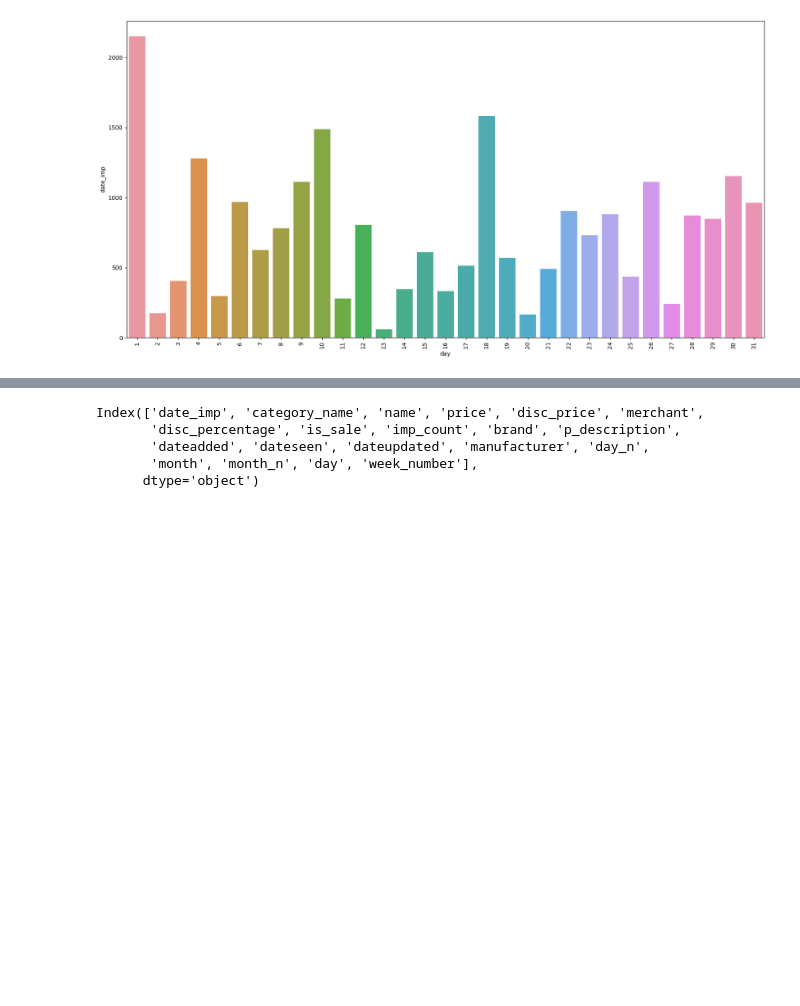
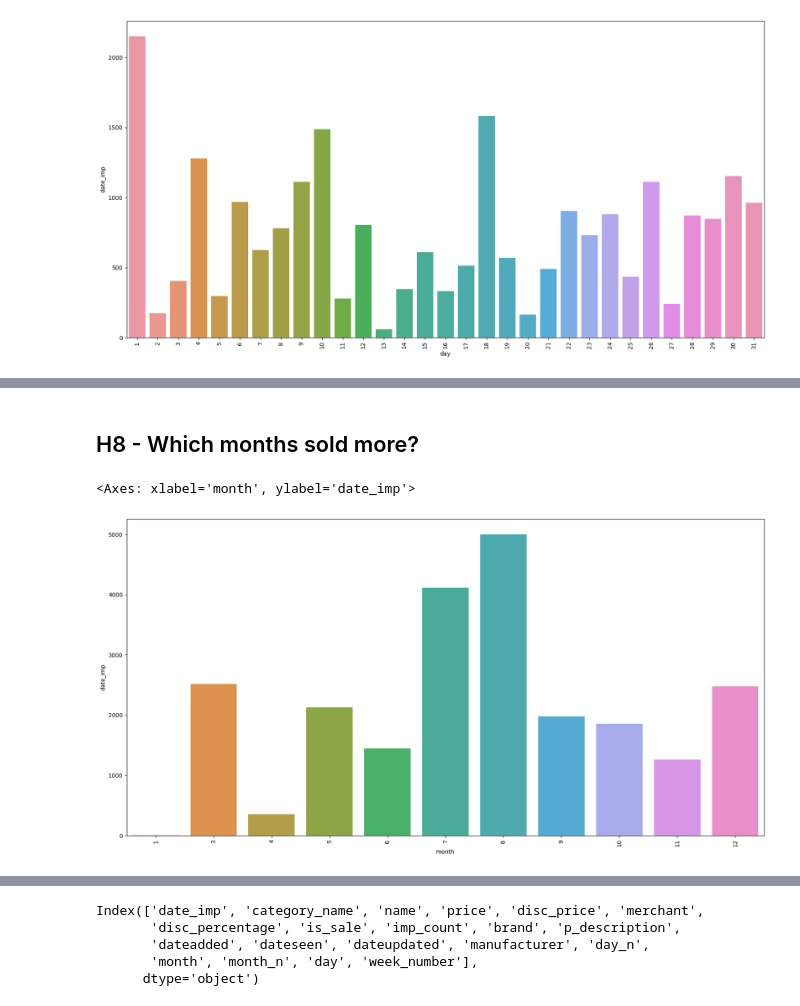
Before and after one commit to adrielepinto/price-elasticity, a Jupyter notebook: notebooks/ciclo03_eda.ipynb, the cells around one changed output, grey strips where cells are left out. Saved outputs shown, nothing was run; the diff lists cells and outputs as text; code cells hidden in the pictures; blank space fills up the shorter version.

```diff
--- a/notebooks/ciclo03_eda.ipynb
+++ b/notebooks/ciclo03_eda.ipynb
@@ -269,0 +301,10 @@ sns.barplot( x='day', y='date_imp', data=h6)
+# %% [markdown]
+## H8 - Which months sold more?
+# %%
+plt.figure( figsize=(20, 10) )
+h8 = df2[['date_imp', 'month']].groupby('month').count().reset_index().sort_values( by='date_imp', ascending=False)
+plt.xticks( rotation=90)
+sns.barplot( x='month', y='date_imp', data=h8)
+# %% [output]
+<Axes: xlabel='month', ylabel='date_imp'>
+[figure, added]
```
Also changed, not shown: parts of 11 cells of this notebook, 1 other file.
